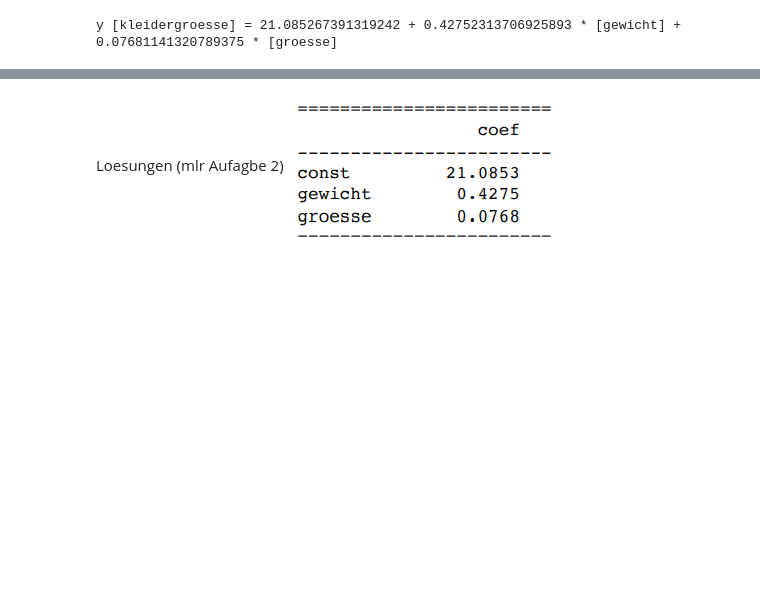
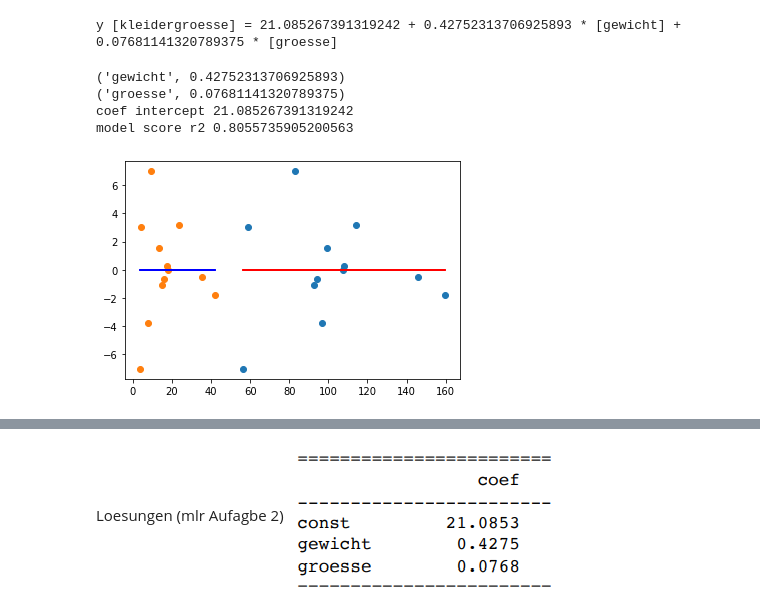
Before and after one commit to 7ben18/fhnw-ala-Anwendungen-der-linearen-Algebra, a Jupyter notebook: multiple_lineare_regression/mlr_test/mlr_test.ipynb, the cells around one changed output, grey strips where cells are left out. Drawn from its saved outputs; the diff is of its cells as text; code cells hidden in the pictures; blank space fills up the shorter version.

```diff
--- a/multiple_lineare_regression/mlr_test/mlr_test.ipynb
+++ b/multiple_lineare_regression/mlr_test/mlr_test.ipynb
@@ -58,3 +83,41 @@ Score von: 0.8055735905200563
 print("y [kleidergroesse] = {0} + {1} * [gewicht] + {2} * [groesse]".format(achsenabschnitt, steigungen[0], steigungen[1]))
 # %% [output]
 y [kleidergroesse] = 21.085267391319242 + 0.42752313706925893 * [gewicht] + 0.07681141320789375 * [groesse]
+# %%
+def multipleregression(df: pd.DataFrame, y:str, *args):
+
+
+    x = df[list(args)].values
+    y = df[y].values
+
+    model = LinearRegression().fit(x,y)
+
+    model_coef = model.coef_
+    model_inter = model.intercept_
+    model_score = model.score(x, y)
+
+    for var_coef in zip(list(args), model_coef):
+        print(var_coef)
+    print("coef intercept", model_inter)
+    print("model score r2", model_score)
+
+multipleregression(data, "kleidergroesse", "gewicht", "groesse")
+# %% [output]
+('gewicht', 0.42752313706925893)
+('groesse', 0.07681141320789375)
+coef intercept 21.085267391319242
+model score r2 0.8055735905200563
+# %%
+# Residuenanalyse
+y_predict = model.predict(x)
+residuen = y - y_predict
+
+# Residuen plotten
+
+plt.scatter(x[:,1], residuen)
+plt.scatter(x[:,0], residuen)
+plt.plot(x[:,1], x * 0, c = "r")
+plt.plot(x[:,0], x * 0, c = "b")
+plt.show()
+# %% [output]
+[figure, added]
```
Also changed, not shown: parts of 3 cells of this notebook.
